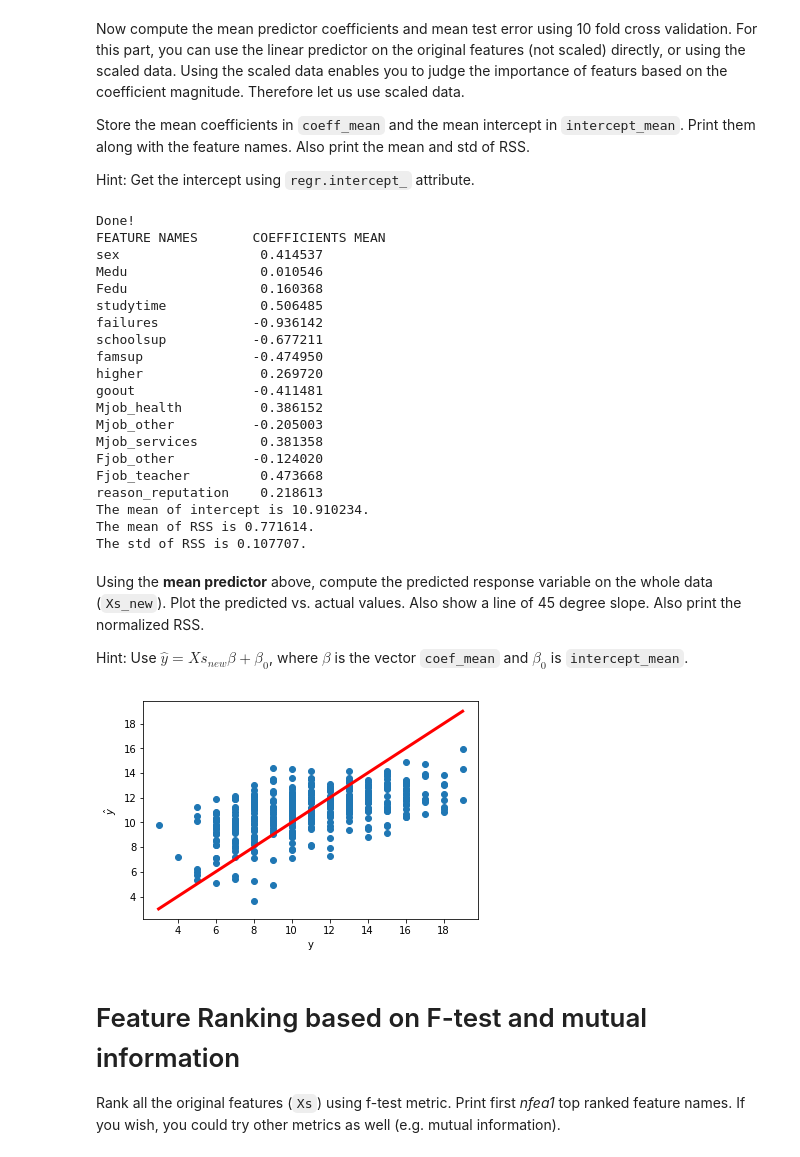
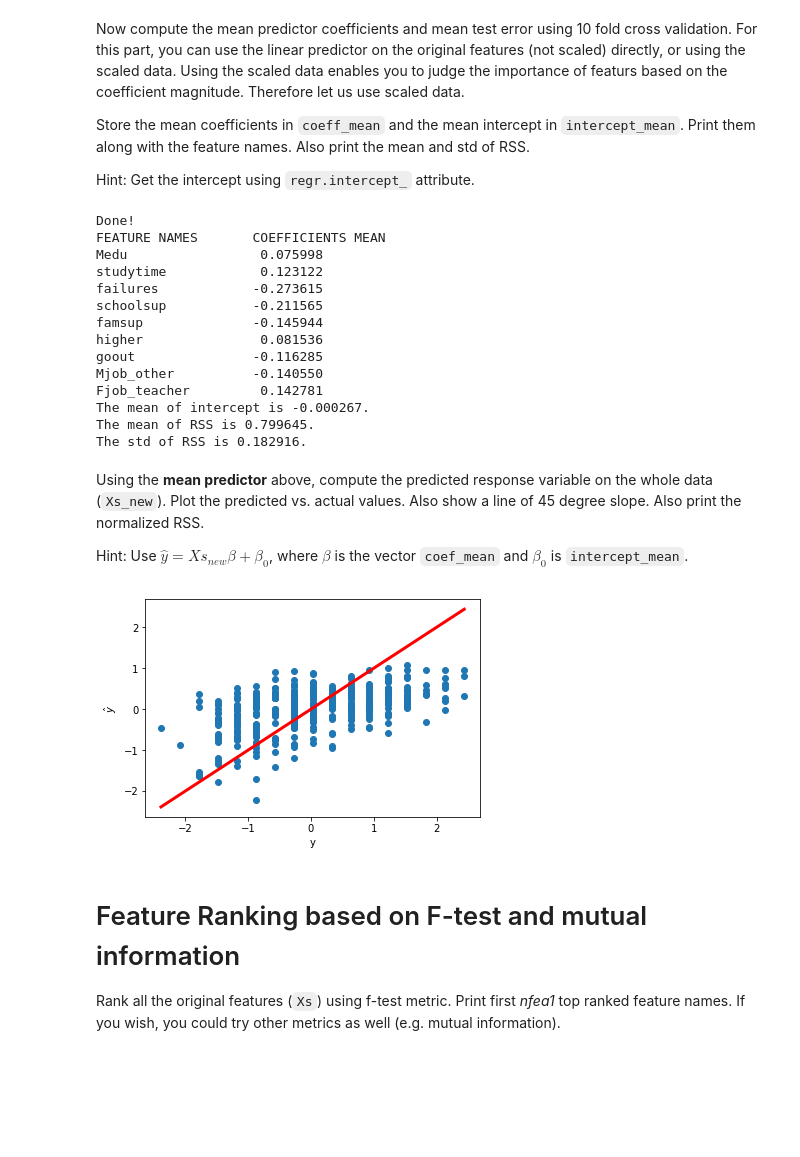
Before and after one commit to scwsdhr/9123_introml, a Jupyter notebook: 04/lab03b_student-performance_LASSO.ipynb, the cells around one changed output. Saved outputs shown, nothing was run; the diff lists cells and outputs as text; code cells hidden in the pictures; blank space fills up the shorter version.

```diff
--- a/04/lab03b_student-performance_LASSO.ipynb
+++ b/04/lab03b_student-performance_LASSO.ipynb
@@ -414,40 +414,32 @@ nfold = 10
 kf = sklearn.model_selection.KFold(n_splits=nfold, shuffle=True)
 
 # Model orders to be tested
-dtest = np.arange(10, 200, 10)
-nd = len(dtest)
 RSSts = np.zeros((nfold, 1))
 coef = np.zeros((nfold, nfea1))
 intercept = np.zeros((nfold, 1))
 
 # Loop over the folds
-for isplit, Ind in enumerate(kf.split(Xs_new)):
+for ifold, ind in enumerate(kf.split(Xs_new)):
     # Print loading
-    i = round(isplit / nfold * 100)
+    i = round(ifold / nfold * 100)
     load_str = '>' * (i // 2) + ' ' * ((99 - i) // 2)
     clear_output(wait=True)
     print('\r' + load_str + '[%s%%]' % i)
 
     # Get the training data in the split
-    Itr, Its = Ind
+    Itr, Its = ind
 
     #kf.split( ) returns Ind, which contains the indices to the training and testing d
-    Xtr = Xs_new[Itr]
-    ytr = y[Itr]
-    Xts = Xs_new[Its]
-    yts = y[Its]
+    X_tr = Xs_new[Itr]
+    y_tr = ys[Itr]
+    X_ts = Xs_new[Its]
+    y_ts = ys[Its]
 
-    # Loop over the model order
-    for it, d in enumerate(dtest):
-        # Fit data on training data
-        regr_it = sklearn.linear_model.LinearRegression()
-        regr_it.fit(Xtr, ytr)
-
-        # Store the testing errors and coefficients
-        yhat = regr_it.predict(Xts)
-        RSSts[isplit] = np.mean((yhat-yts) ** 2) / (np.std(yts) ** 2)
-        coef[isplit] = regr_it.coef_
-        intercept[isplit] = regr_it.intercept_
+    regr.fit(X_tr, y_tr)
+    y_ts_pred = regr.predict(X_ts)
+    RSSts[ifold] = np.mean((y_ts_pred - y_ts) ** 2) / (np.std(y_ts) ** 2)
+    coef[ifold] = regr.coef_
+    intercept[ifold] = regr.intercept_
 
 coef_mean = np.mean(coef, axis=0)
 intercept_mean = np.mean(intercept, axis=0)
@@ -466,24 +458,18 @@ print('The std of RSS is %f.' % np.std(RSSts))
 # %% [output]
 Done!
 FEATURE NAMES       COEFFICIENTS MEAN
-sex                  0.414537
-Medu                 0.010546
-Fedu                 0.160368
-studytime            0.506485
-failures            -0.936142
-schoolsup           -0.677211
-famsup              -0.474950
-higher               0.269720
-goout               -0.411481
-Mjob_health          0.386152
-Mjob_other          -0.205003
-Mjob_services        0.381358
-Fjob_other          -0.124020
-Fjob_teacher         0.473668
-reason_reputation    0.218613
-The mean of intercept is 10.910234.
-The mean of RSS is 0.771614.
-The std of RSS is 0.107707.
+Medu                 0.075998
+studytime            0.123122
+failures            -0.273615
+schoolsup           -0.211565
+famsup              -0.145944
+higher               0.081536
+goout               -0.116285
+Mjob_other          -0.140550
+Fjob_teacher         0.142781
+The mean of intercept is -0.000267.
+The mean of RSS is 0.799645.
+The std of RSS is 0.182916.
 # %% [markdown]
 Using the **mean predictor** above, compute the predicted response variable on the whole data (`Xs_new`). Plot the predicted vs. actual values. Also show a line of 45 degree slope. Also print the normalized RSS.
 
@@ -491,18 +477,18 @@ Hint: Use $\hat{y} = Xs_{new}\beta+\beta_0$, where $\beta$ is the vector `coef_m
 # %%
 # TO DO
 # Compute the response and plot
 
 yhat = np.dot(Xs_new, coef_mean) + intercept_mean
 
-plt.scatter(y, yhat)
+plt.scatter(ys, yhat)
 plt.xlabel('y')
 plt.ylabel(r'$\hat{y}$')
-ymin = np.min(y)
-ymax = np.max(y)
+ymin = np.min(ys)
+ymax = np.max(ys)
 plt.plot([ymin, ymax], [ymin, ymax], 'r-', linewidth=3)
 plt.show()
 # %% [output]
-[figure, old version]
+[figure, new version]
 # %% [markdown]
 # Feature Ranking based on F-test and mutual information
 
```
Also changed, not shown: parts of 10 cells of this notebook, 2 other files.
